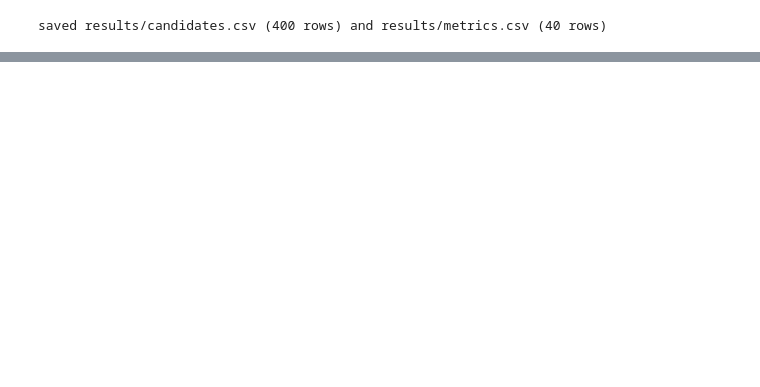
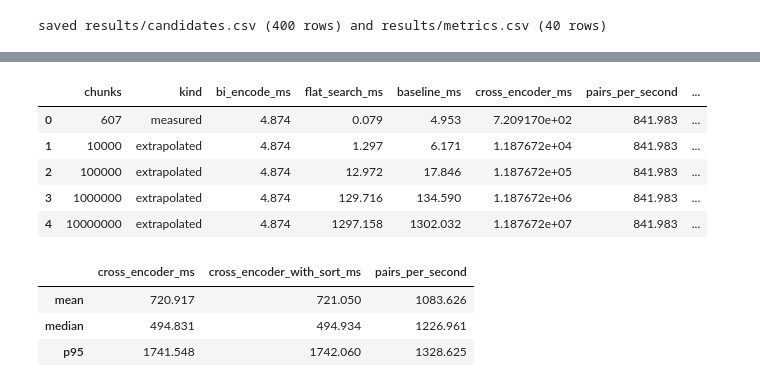
Before and after one commit to itikelabhaskar/gdpr-rag-rerank, a Jupyter notebook: rag_rerank.ipynb, the cells around one changed output, grey strips where cells are left out. Cells and saved outputs as stored; diff of their text form; code cells hidden in the pictures; blank space fills up the shorter version.

```diff
--- a/rag_rerank.ipynb
+++ b/rag_rerank.ipynb
@@ -67,18 +73,24 @@ TOP_N = 3  # chunks that go into the prompt
 MAX_CHUNK_TOKENS = 350  # bi-encoder cuts at 384, leave room
 LLM_OPTIONS = {"temperature": 0, "seed": 42, "num_ctx": 4096, "num_predict": 400}
 SEED = 42
-TIMING_WARMUPS = 5
-TIMING_REPEATS = 10
+TIMING_WARMUPS = 5  # untimed runs first, the first calls are always slow
+TIMING_REPEATS = 10  # every eval question this many times for the retrieval timings
+#(name, question, same question with "not", the rule chunk + its exception chunk)
 NEGATION_PAIRS = (
     ("breach", "when does a company have to tell people about a data breach?",
      "when does a company not have to tell people about a data breach?", ("art34.1", "art34.3")),
     ("erasure", "when do i have the right to have my data erased?",
      "when do i not have the right to have my data erased?", ("art17.1", "art17.3")),
 )
-SCALING_BATCH_SIZE = 32
-SCALING_SIZES = (607, 10_000, 100_000, 1_000_000, 10_000_000)
+SCALING_BATCH_SIZE = 32  # cross-encoder batch when scoring all 607 pairs
+SCALING_SIZES = (607, 10_000, 100_000, 1_000_000, 10_000_000)  # first one measured, the rest extrapolated
+#case studies: the fixed ones (every category), then the hurt one and two pool gaps
 SHOWCASES = (("eval", "kt02"), ("stress", "s02"), ("stress", "s18"), ("stress", "s21"),
              ("stress", "s15"), ("stress", "s17"), ("eval", "ex01"), ("stress", "s13"))
+
+#chart colours, series always in this order
+SURFACE, INK, MUTED, GRID, AXIS = "#fcfcfb", "#0b0b0b", "#52514e", "#e6e5e1", "#c9c8c3"
+SERIES, ORANGE, QUIET = "#2a78d6", "#eb6834", "#a9a8a3"  # blue, orange, grey for "everything else"
 
 random.seed(SEED)
 np.random.seed(SEED)
@@ -1689,0 +1646,46 @@ saved run info and numbers summary; labelled answer cache unchanged
+# %%
+#bi-encoder side from the isolated trials: query encode + the search call
+mean_encode = float(latency_means.query_encode)
+mean_search = float(latency_means.faiss_search)
+
+#cross-encoder over all 607 chunks for every eval question
+all_chunk_text = chunks.text.tolist()
+cross_encoder.predict([(eval_queries[0]["query"], text) for text in all_chunk_text[:SCALING_BATCH_SIZE]],
+                      batch_size=SCALING_BATCH_SIZE, convert_to_numpy=True)  # warm-up batch, not timed
+sync()
+scaling_trials = []
+for query in eval_queries:
+    #every (query, chunk) pair has to fit in 512 tokens
+    assert len(cross_encoder.tokenizer(query["query"])["input_ids"]) - 1 + max(CHUNK_CE_TOKENS.values()) <= cross_encoder.max_seq_length
+    pairs = [(query["query"], text) for text in all_chunk_text]
+    sync()
+    started = time.perf_counter()
+    scores = cross_encoder.predict(pairs, batch_size=SCALING_BATCH_SIZE, convert_to_numpy=True)
+    sync()
+    score_ms = (time.perf_counter() - started) * 1000
+    assert len(scores) == len(chunks) and np.isfinite(scores).all()
+    np.argsort(-scores, kind="stable")  # full ranking, tiny next to scoring
+    rank_ms = (time.perf_counter() - started) * 1000
+    scaling_trials.append({"query_id": query["id"], "chunks": len(chunks), "batch_size": SCALING_BATCH_SIZE,
+                           "cross_encoder_ms": score_ms, "cross_encoder_with_sort_ms": rank_ms,
+                           "pairs_per_second": len(chunks) / (score_ms / 1000)})
+    print(f"full-corpus timing {len(scaling_trials)}/{len(eval_queries)}: {query['id']}", flush=True)
+scaling_trials = pd.DataFrame(scaling_trials)
+scaling_trials.to_csv(RESULTS / "scaling_trials.csv", index=False, lineterminator="\n")
+
+#measured row at 607, then straight-line extrapolation
+mean_ce = float(scaling_trials.cross_encoder_ms.mean())
+throughput = len(chunks) / (mean_ce / 1000)  # total pairs / total scoring time, not an average of ratios
+scaling_rows = []
+for size in SCALING_SIZES:
+    scale = size / len(chunks)
+    scaling_rows.append({"chunks": size, "kind": "measured" if size == len(chunks) else "extrapolated",
+                         "bi_encode_ms": mean_encode, "flat_search_ms": mean_search * scale,
+                         "baseline_ms": mean_encode + mean_search * scale, "cross_encoder_ms": mean_ce * scale,
+                         "pairs_per_second": throughput, "vector_payload_mib": size * index.d * 4 / (1024 ** 2)})
+scaling = pd.DataFrame(scaling_rows)
+scaling.to_csv(RESULTS / "scaling.csv", index=False, lineterminator="\n")
+display(scaling.round(3))
+display(scaling_trials[["cross_encoder_ms", "cross_encoder_with_sort_ms", "pairs_per_second"]].agg(
+    ["mean", "median", lambda values: values.quantile(0.95)]).rename(index={"<lambda>": "p95"}).round(3))
+# %% [output]
@@ -1689,0 +1708,10 @@ saved run info and numbers summary; labelled answer cache unchanged
+|  | chunks | kind | bi_encode_ms | flat_search_ms | baseline_ms | cross_encoder_ms | pairs_per_second | ... |
+| 0 | 607 | measured | 4.874 | 0.079 | 4.953 | 7.209170e+02 | 841.983 | ... |
+| 1 | 10000 | extrapolated | 4.874 | 1.297 | 6.171 | 1.187672e+04 | 841.983 | ... |
+| 2 | 100000 | extrapolated | 4.874 | 12.972 | 17.846 | 1.187672e+05 | 841.983 | ... |
+| 3 | 1000000 | extrapolated | 4.874 | 129.716 | 134.590 | 1.187672e+06 | 841.983 | ... |
+| 4 | 10000000 | extrapolated | 4.874 | 1297.158 | 1302.032 | 1.187672e+07 | 841.983 | ... |
+|  | cross_encoder_ms | cross_encoder_with_sort_ms | pairs_per_second |
+| mean | 720.917 | 721.050 | 1083.626 |
+| median | 494.831 | 494.934 | 1226.961 |
+| p95 | 1741.548 | 1742.060 | 1328.625 |
```
Also changed, not shown: parts of 71 cells of this notebook, 21 other files.
